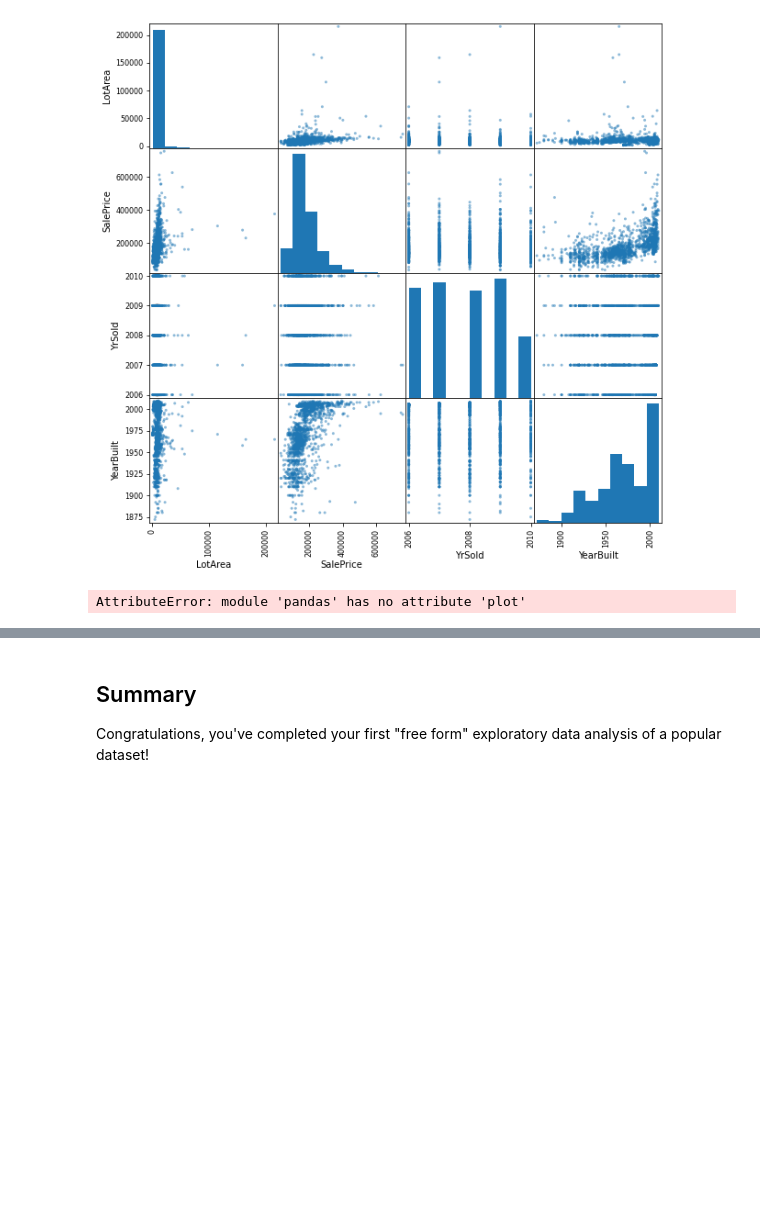
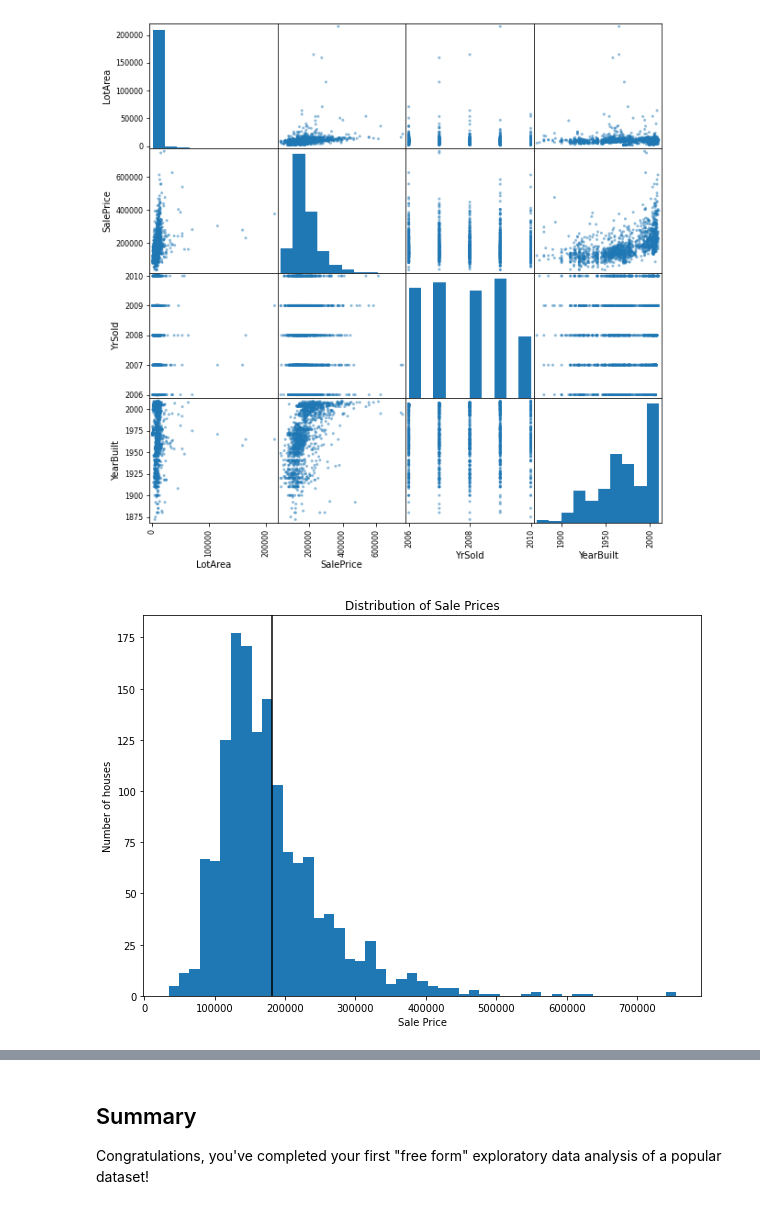
Before and after one commit to Marissa841/dsc-project-eda-with-pandas-online-ds-sp-000, a Jupyter notebook: index.ipynb, the cells around one changed output, grey strips where cells are left out. Saved outputs shown, nothing was run; the diff lists cells and outputs as text; code cells hidden in the pictures; blank space fills up the shorter version.

Commit message:
Updated project eda with pandas

```diff
--- a/index.ipynb
+++ b/index.ipynb
@@ -103,8 +103,3 @@ memory usage: 924.0+ KB
 pd.plotting.scatter_matrix(df[['LotArea', 'SalePrice', 'YrSold', 'YearBuilt']], figsize=(10,10));
 # %% [output]
 [figure]
-# %%
-# Create a plot that shows the SalePrice Distribution
-pd.plot('SalePrice', kind='bar');
-# %% [output]
-AttributeError: module 'pandas' has no attribute 'plot'
@@ -112,0 +106,10 @@ AttributeError: module 'pandas' has no attribute 'plot'
+# %%
+# Create a plot that shows the SalePrice Distribution
+fig, ax = plt.subplots(figsize=(10,7))
+ax.hist(df['SalePrice'], bins='auto')
+ax.set_title('Distribution of Sale Prices')
+ax.set_xlabel('Sale Price')
+ax.set_ylabel('Number of houses')
+ax.axvline(df['SalePrice'].mean(), color='black');
+# %% [output]
+[figure, added]
```
Also changed, not shown: parts of 6 cells of this notebook.
